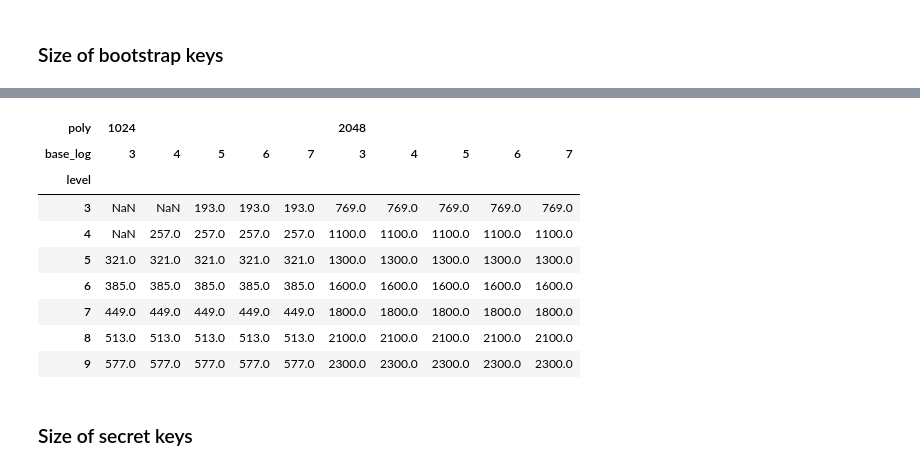
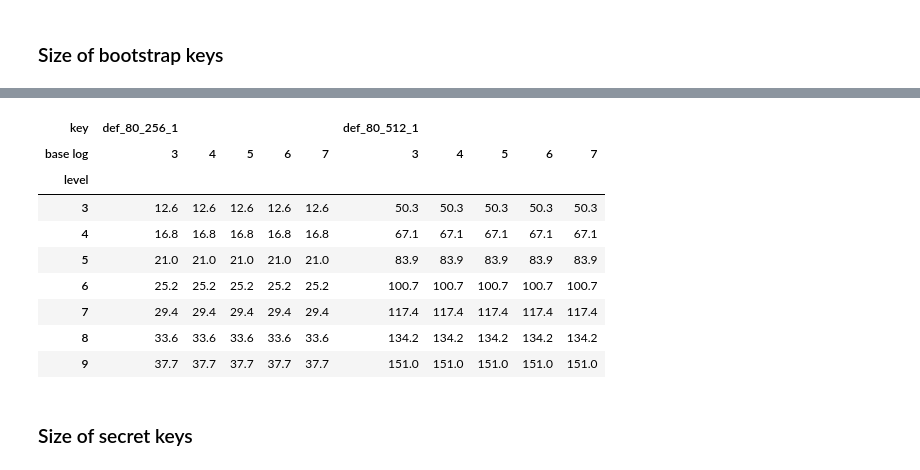
Before and after one commit to rickardbrannvall/HEIDA, a Jupyter notebook: examples/test_performance/basic_stats.ipynb, the cells around one changed output, grey strips where cells are left out. Drawn from its saved outputs; the diff is of its cells as text; code cells hidden in the pictures.

```diff
--- a/examples/test_performance/basic_stats.ipynb
+++ b/examples/test_performance/basic_stats.ipynb
@@ -10,14 +10,2 @@ import subprocess
-# %%
-def splitter(test):
-    tmp = test.split()
-    tst = [tmp[4]]
-    tst += tmp[8].split("/")[1].split("_")
-    return tst
-
-def convert(s):
-    #if np.can_cast(s, to="int"):
-    #    return int(s)
-    x, u, b = s[:-1], s[-1], 1000
-    return float(x) * {"K":b, "M":b**2, "G":b**3}[u]
 # %% [markdown]
 ### Size of bootstrap keys
@@ -24,23 +22,40 @@ def convert(s):
+# %%
+def splitter(test):
+    tmp = test.split()
+    tst = [tmp[8].split("/")[1]]
+    tst += tmp[8].split("/")[2].split(".")[0].split("_")[1:]
+    tst.append(tmp[4])
+    return tst
+
+def convert(s):
+    #if np.can_cast(s, to="int"):
+    #    return int(s)
+    x, u, b = s[:-1], s[-1], 1000
+    return float(x) * {"K":b, "M":b**2, "G":b**3}[u]
+
+temp = subprocess.getoutput("ls -la keys/def_80_512_1/b*")
+temp.split("\n")[0]
+splitter(temp.split("\n")[0])
 # %%
-temp = subprocess.getoutput("ls -lah keys/80_1024*/b*") + "\n" \
-     + subprocess.getoutput("ls -lah keys/std62_2048*/b*")
+temp = subprocess.getoutput("ls -la keys/*/b*")
 
 df = pd.DataFrame(
-    [splitter(line) for line in temp.split("\n")], columns=["disk","bs","poly","dim","base_log","level"])
-df["disk"] = df["disk"].apply(convert)/1e6
+    [splitter(line) for line in temp.split("\n")], columns=["key","base log","level","file size"])
+#df["file size"] = df["file size"].apply(convert)#/1e6
+df["file size"] = df["file size"].apply(float)/1e6 # bytes -> MB
 
 #df.head()
-df.pivot_table(values="disk", index="level", columns=["poly", "base_log"], aggfunc="mean")
+df.pivot_table(values="file size", index=["level"], columns=["key","base log"], aggfunc="mean").round(1)
 # %% [output]
-| poly | 1024 |  |  |  |  | 2048 |  |  |  |  |
-| base_log | 3 | 4 | 5 | 6 | 7 | 3 | 4 | 5 | 6 | 7 |
+| key | def_80_256_1 |  |  |  |  | def_80_512_1 |  |  |  |  |
+| base log | 3 | 4 | 5 | 6 | 7 | 3 | 4 | 5 | 6 | 7 |
 | level |  |  |  |  |  |  |  |  |  |  |
-| 3 | NaN | NaN | 193.0 | 193.0 | 193.0 | 769.0 | 769.0 | 769.0 | 769.0 | 769.0 |
-| 4 | NaN | 257.0 | 257.0 | 257.0 | 257.0 | 1100.0 | 1100.0 | 1100.0 | 1100.0 | 1100.0 |
-| 5 | 321.0 | 321.0 | 321.0 | 321.0 | 321.0 | 1300.0 | 1300.0 | 1300.0 | 1300.0 | 1300.0 |
-| 6 | 385.0 | 385.0 | 385.0 | 385.0 | 385.0 | 1600.0 | 1600.0 | 1600.0 | 1600.0 | 1600.0 |
-| 7 | 449.0 | 449.0 | 449.0 | 449.0 | 449.0 | 1800.0 | 1800.0 | 1800.0 | 1800.0 | 1800.0 |
-| 8 | 513.0 | 513.0 | 513.0 | 513.0 | 513.0 | 2100.0 | 2100.0 | 2100.0 | 2100.0 | 2100.0 |
-| 9 | 577.0 | 577.0 | 577.0 | 577.0 | 577.0 | 2300.0 | 2300.0 | 2300.0 | 2300.0 | 2300.0 |
+| 3 | 12.6 | 12.6 | 12.6 | 12.6 | 12.6 | 50.3 | 50.3 | 50.3 | 50.3 | 50.3 |
+| 4 | 16.8 | 16.8 | 16.8 | 16.8 | 16.8 | 67.1 | 67.1 | 67.1 | 67.1 | 67.1 |
+| 5 | 21.0 | 21.0 | 21.0 | 21.0 | 21.0 | 83.9 | 83.9 | 83.9 | 83.9 | 83.9 |
+| 6 | 25.2 | 25.2 | 25.2 | 25.2 | 25.2 | 100.7 | 100.7 | 100.7 | 100.7 | 100.7 |
+| 7 | 29.4 | 29.4 | 29.4 | 29.4 | 29.4 | 117.4 | 117.4 | 117.4 | 117.4 | 117.4 |
+| 8 | 33.6 | 33.6 | 33.6 | 33.6 | 33.6 | 134.2 | 134.2 | 134.2 | 134.2 | 134.2 |
+| 9 | 37.7 | 37.7 | 37.7 | 37.7 | 37.7 | 151.0 | 151.0 | 151.0 | 151.0 | 151.0 |
 # %% [markdown]
 ### Size of secret keys
```
Also changed, not shown: parts of 15 cells of this notebook, 5 other files.
